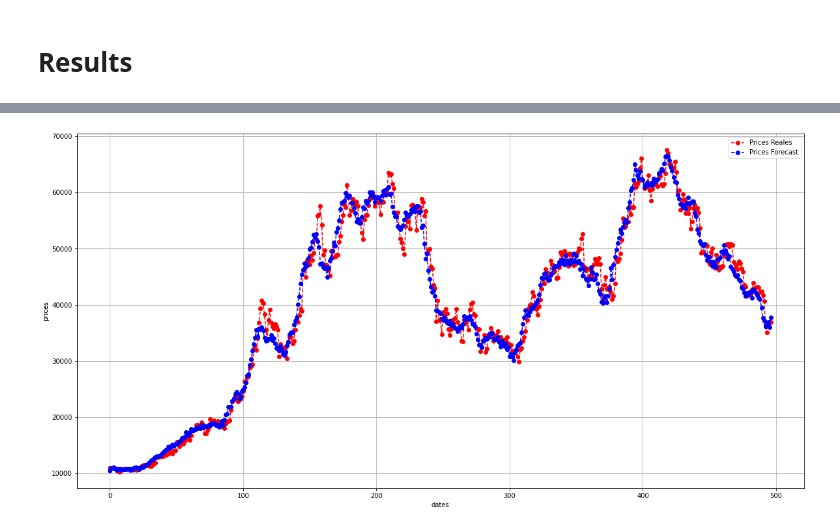
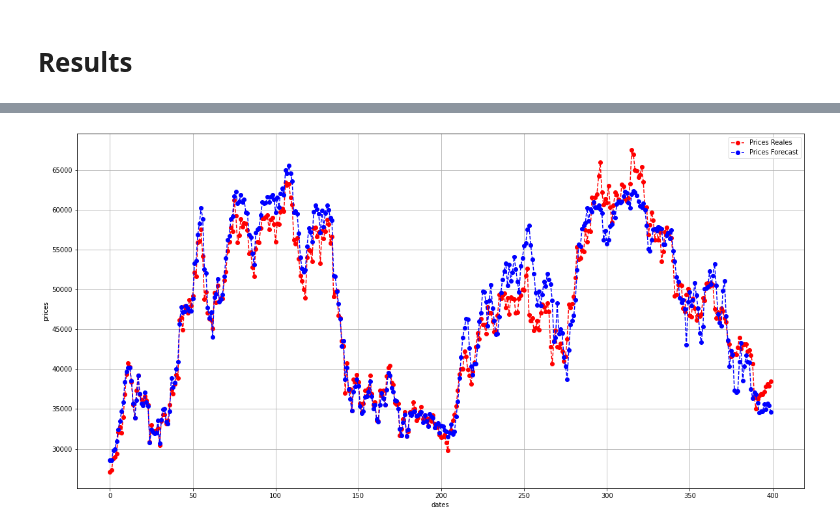
Before and after one commit to aldofranco91/Trading, a Jupyter notebook: Conv_Regression_ResNet_Jaime.ipynb, the cells around one changed output, grey strips where cells are left out. Cells and saved outputs as stored; diff of their text form; code cells hidden in the pictures.

```diff
--- a/Conv_Regression_ResNet_Jaime.ipynb
+++ b/Conv_Regression_ResNet_Jaime.ipynb
@@ -471,18 +488,18 @@ y_pred_redes = best_model.predict(X_new, verbose=1)
 # %%
-c = 900
+c = 400
 day_pred = 0
 
 fig=plt.figure(figsize=(20, 10))
-plt.plot(y[c:, day_pred], '--bo', label = 'Prices Reales', color = "r")
-plt.plot(y_pred_redes[c:, day_pred], '--bo', label = 'Prices Forecast', color = "b")
+plt.plot(y[-c:, day_pred], '--bo', label = 'Prices Reales', color = "r")
+plt.plot(y_pred_redes[-c:, day_pred], '--bo', label = 'Prices Forecast', color = "b")
 plt.xlabel('dates')
 plt.ylabel('prices')
 plt.legend()
 plt.grid(True)
 plt.savefig('imagen.png', dpi = 200)
 plt.show()
 # %% [output]
-[figure, old version]
+[figure, new version]
 # %%
 y_test_original = y_test
 y_pred_test = y_pred_test
```
Also changed, not shown: parts of 12 cells of this notebook.
